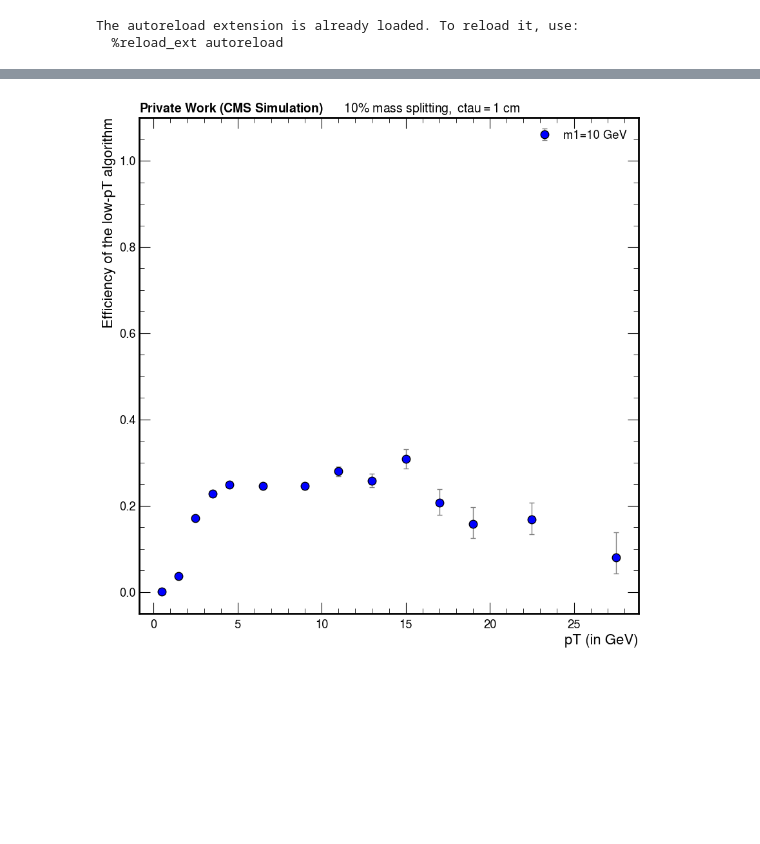
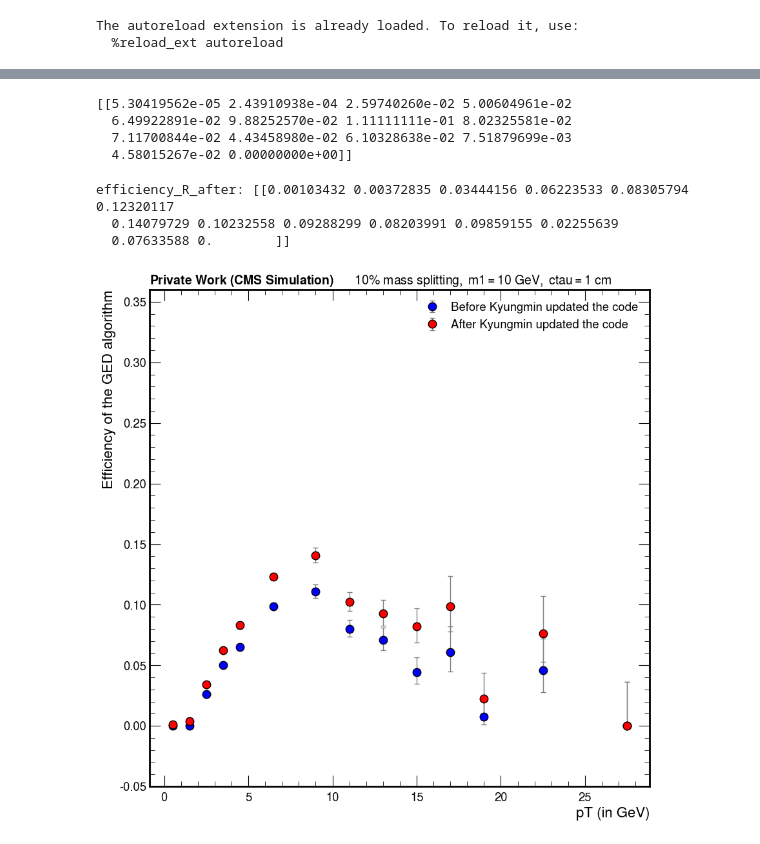
Before and after one commit to cms-idm/IDM, a Jupyter notebook: python_analysis/exampleNotebooks/EREvspT.ipynb, the cells around one changed output, grey strips where cells are left out. Drawn from its saved outputs; the diff is of its cells as text; code cells hidden in the pictures; blank space fills up the shorter version.

Commit message:
Few things to get the plots

```diff
--- a/python_analysis/exampleNotebooks/EREvspT.ipynb
+++ b/python_analysis/exampleNotebooks/EREvspT.ipynb
@@ -162,41 +256,76 @@ efficiency_R, unc_eff_R = eff_determine_unc(counts_num, counts_nonzero_den)
+# %%
+def eff_determine_unc(n, d):
+    eff = np.divide(n, d)
+    unc = hist.intervals.ratio_uncertainty(n, d, 'efficiency')
+    return eff, unc
+
+efficiency_R_before, unc_eff_R_before = eff_determine_unc(counts_num_before, counts_nonzero_den_before)
+print (efficiency_R_before)
+# %% [output]
+[[5.30419562e-05 2.43910938e-04 2.59740260e-02 5.00604961e-02
+  6.49922891e-02 9.88252570e-02 1.11111111e-01 8.02325581e-02
+  7.11700844e-02 4.43458980e-02 6.10328638e-02 7.51879699e-03
+  4.58015267e-02 0.00000000e+00]]
+# %%
+def eff_determine_unc(n, d):
+    eff = np.divide(n, d)
+    unc = hist.intervals.ratio_uncertainty(n, d, 'efficiency')
+    return eff, unc
+
+efficiency_R_after, unc_eff_R_after = eff_determine_unc(counts_num_after, counts_nonzero_den_after)
+print ("efficiency_R_after:",efficiency_R_after)
+# print ("unc_eff_R:", unc_eff_R)
+# %% [output]
+efficiency_R_after: [[0.00103432 0.00372835 0.03444156 0.06223533 0.08305794 0.12320117
+  0.14079729 0.10232558 0.09288299 0.08203991 0.09859155 0.02255639
+  0.07633588 0.        ]]
 # %%
 plt.errorbar(
-    bins_x[0], efficiency_R[0],
-    yerr=unc_eff_R[:,0,:] ,fmt='o', markersize=9, markerfacecolor='blue', markeredgecolor='black',
+    bins_x_before[0], efficiency_R_before[0],
+    yerr=unc_eff_R_before[:,0,:] ,fmt='o', markersize=9, markerfacecolor='blue', markeredgecolor='black',
     ecolor='gray', elinewidth=1, capsize=3,
-    label='m1=10 GeV'
+    label='Before Kyungmin updated the code'
 )
-
+plt.errorbar(
+    bins_x_after[0], efficiency_R_after[0],
+    yerr=unc_eff_R_after[:,0,:] ,fmt='o', markersize=9, markerfacecolor='red', markeredgecolor='black',
+    ecolor='gray', elinewidth=1, capsize=3,
+    label='After Kyungmin updated the code'
+)
 # plt.errorbar(
 #     bins_x[1], efficiency_R[1],
 #     yerr=unc_eff_R[:,1,:] ,fmt='o', markersize=9, markerfacecolor='red', markeredgecolor='black',
 #     ecolor='gray', elinewidth=1, capsize=3,
 #     label='m1=30 GeV'
 # )
 
 # plt.errorbar(
 #     bins_x[2], efficiency_R[2],
 #     yerr=unc_eff_R[:,2,:] ,fmt='o', markersize=9, markerfacecolor='yellow', markeredgecolor='black',
 #     ecolor='gray', elinewidth=1, capsize=3,
 #     label='m1=50 GeV'
 # )
 
 
 
 # plt.xlim(0,30)
-plt.ylim(-0.05,1.1)
+plt.ylim(-0.05,0.36)
 plt.xlabel("pT (in GeV)")
 # plt.ylabel("Efficiency of the GED algorithm")
-plt.ylabel("Efficiency of the low-pT algorithm")
+plt.ylabel("Efficiency of the GED algorithm")
 
 # plt.title(r"$\bf{Private\ Work\ (CMS\ Simulation)} \qquad \mathrm{pT > 20\ GeV}$",
 #           fontsize=14, loc='left')
 
-plt.title(r"$\bf{Private\ Work\ (CMS\ Simulation)} \qquad \mathrm{10\% \ mass\ splitting,\ ctau = 1\ cm}$",
+plt.title(r"$\bf{Private\ Work\ (CMS\ Simulation)} \qquad \mathrm{10\% \ mass\ splitting, \ m1 = 10\ GeV, \ ctau = 1\ cm}$",
           fontsize=14, loc='left')
+
+# plt.title(r"$\bf{Private\ Work\ (CMS\ Simulation)} \qquad \mathrm{10\% \ mass\ splitting,\ ctau = 1\ cm}$",
+#           fontsize=14, loc='left')
+
 
 # plt.title("Gen Lxy < 1cm")
 plt.legend(loc='upper right')
 plt.savefig("L_lxy_ERE.png", dpi=300)
 # %% [output]
-[figure, old version]
+[figure, new version]
```
Also changed, not shown: parts of 4 cells of this notebook, 2 other files.
